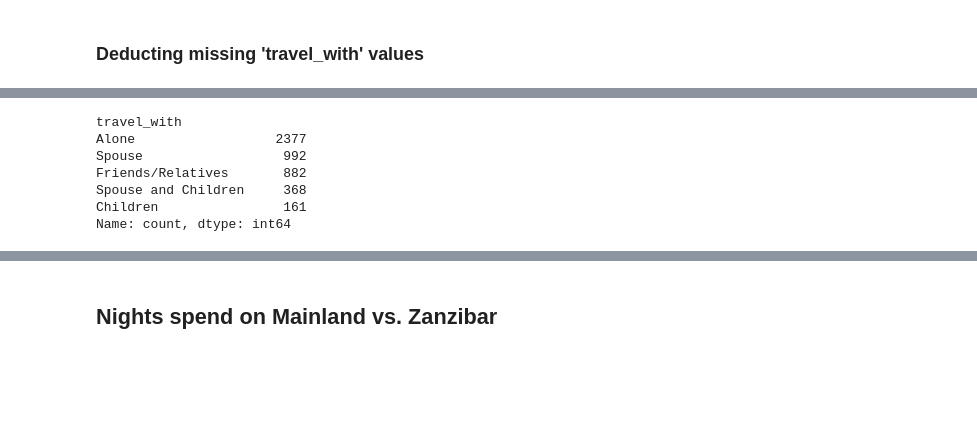
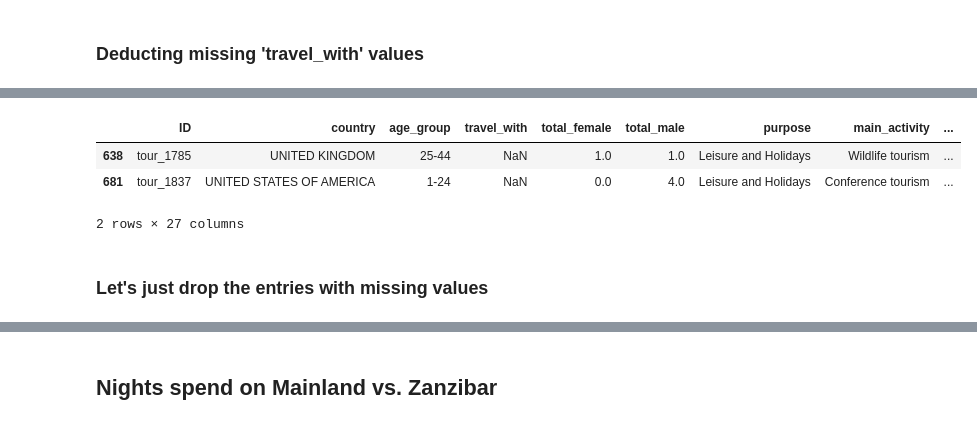
Before and after one commit to ismileusmilenot/ds-tourism-project, a Jupyter notebook: 1_EDA.ipynb, the cells around one changed output, grey strips where cells are left out. Saved outputs shown, nothing was run; the diff lists cells and outputs as text; code cells hidden in the pictures; blank space fills up the shorter version.

```diff
--- a/1_EDA.ipynb
+++ b/1_EDA.ipynb
@@ -144,33 +136,29 @@ no_women  = df_train['total_female'] == 0
 # %%
 no_women  = df_train['total_female'] == 0
 one_woman = df_train['total_female'] == 1
 no_men    = df_train['total_male']   == 0
 one_man   = df_train['total_male']   == 1
 singles   = (one_woman & no_men) | (no_women & one_man)
 
 # set single travelers to 'Alone'
 df_train.loc[singles, 'travel_with'] = 'Alone'
 
 # create new columns for single travelers (OHE)
 df_train['single_female']   = one_woman & no_men
 df_train['single_male']     = no_women & one_man
 #df_train['single_traveler'] = singles # that's probably unnecessary, because of later OHE
-df_train["number_tavelers"] = df_train["total_female"] + df_train["total_male"]
+df_train["number_travelers"] = df_train["total_female"] + df_train["total_male"]
 
 # the rest without travel_with field: 26 Rows
 df_train[df_train.travel_with.isna()].head(2)
 
 # check for those anomalies
 #df_train.loc[no_women & no_men]
 #df_train.loc[one_woman & one_man]
-
-
-df_train.travel_with.value_counts()
 # %% [output]
+|  | ID | country | age_group | travel_with | total_female | total_male | purpose | main_activity | ... |
+| 638 | tour_1785 | UNITED KINGDOM | 25-44 | NaN | 1.0 | 1.0 | Leisure and Holidays | Wildlife tourism | ... |
+| 681 | tour_1837 | UNITED STATES OF AMERICA | 1-24 | NaN | 0.0 | 4.0 | Leisure and Holidays | Conference tourism | ... |
-travel_with
-Alone                  2377
-Spouse                  992
-Friends/Relatives       882
-Spouse and Children     368
-Children                161
-Name: count, dtype: int64
+2 rows × 27 columns
+# %% [markdown]
+### Let's just drop the entries with missing values
```
Also changed, not shown: parts of 43 cells of this notebook, 1 other file.
